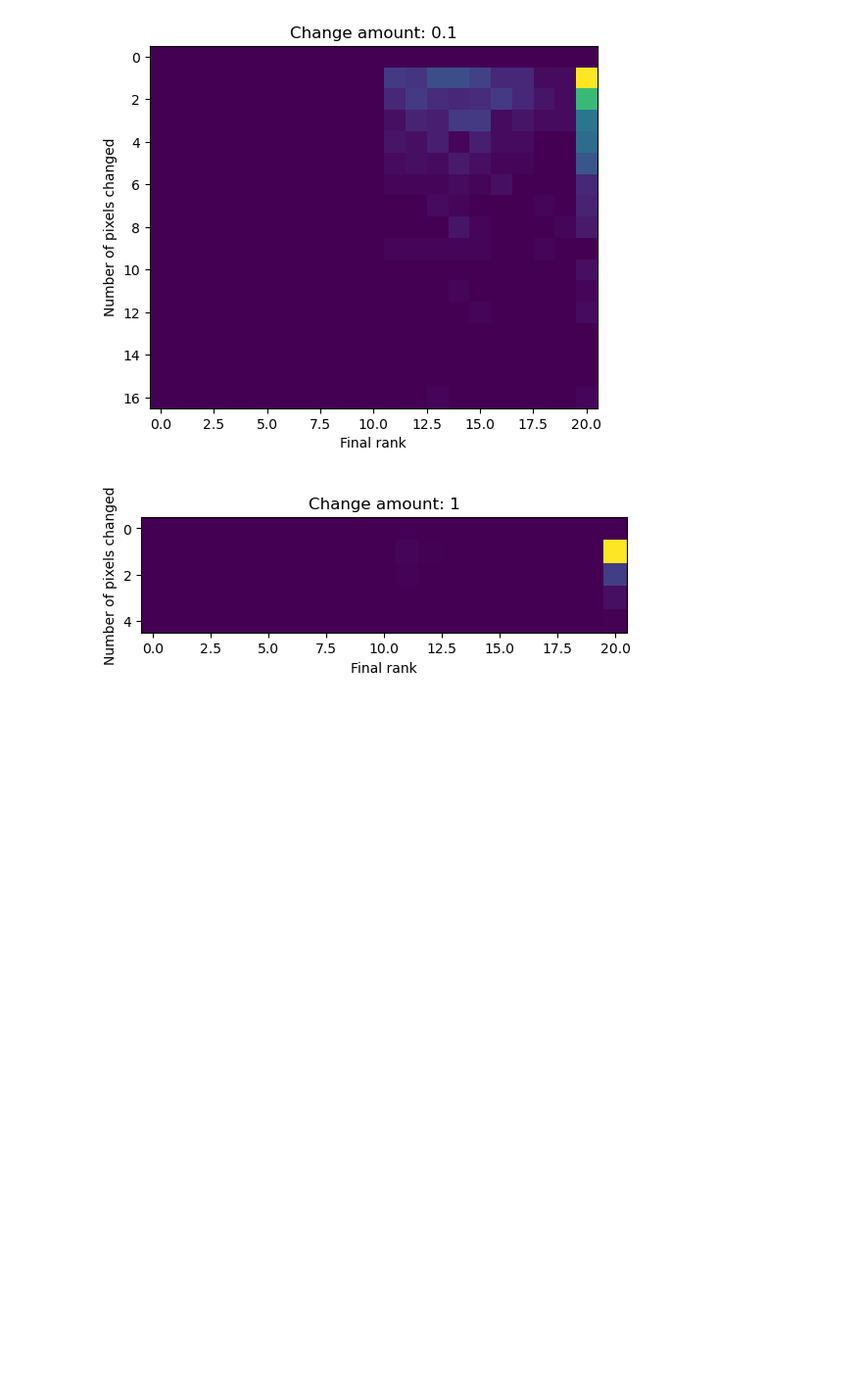
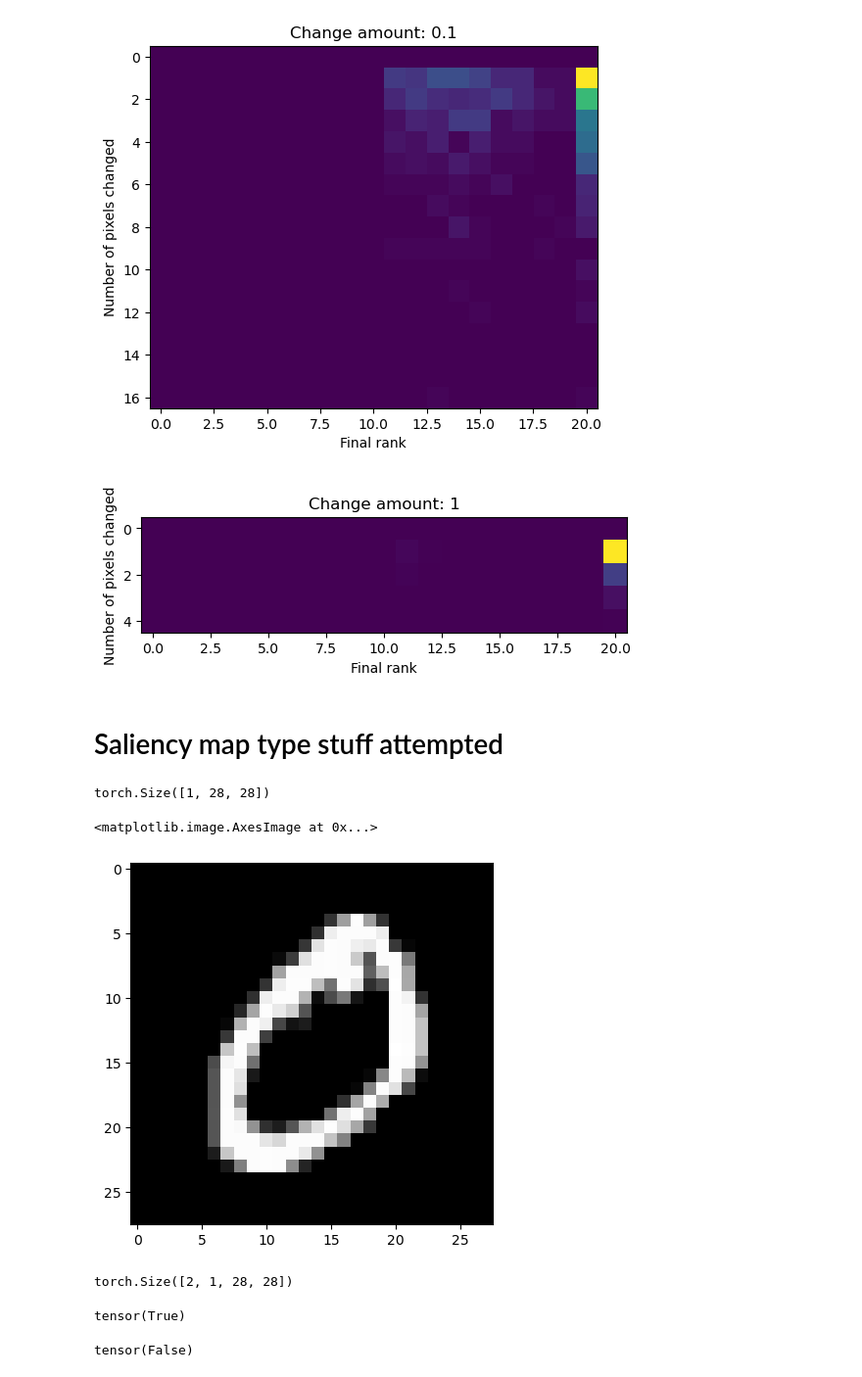
Before and after one commit to LRudL/dots, a Jupyter notebook: notebooks/rand_vs_data.ipynb, the cells around one changed output. Shown at 98% size. Saved outputs shown, nothing was run; the diff lists cells and outputs as text; code cells hidden in the pictures; blank space fills up the shorter version.

```diff
--- a/notebooks/rand_vs_data.ipynb
+++ b/notebooks/rand_vs_data.ipynb
@@ -230,3 +227,16 @@ for i, change_amount in enumerate(change_amounts):
 [figure]
 [figure]
 [figure]
+# %% [markdown]
+# Saliency map type stuff attempted
+# %%
+img = ds[1][0]
+# %%
+img.shape
+# %% [output]
+torch.Size([1, 28, 28])
+# %%
+plt.imshow(img[0], cmap="gray")
+# %% [output]
+<matplotlib.image.AxesImage at 0x...>
+[figure, added]
@@ -232,0 +245,8 @@ for i, change_amount in enumerate(change_amounts):
+# %%
+img2.shape
+# %% [output]
+torch.Size([2, 1, 28, 28])
+# %%
+t.all(img2[0] == img2[1])
+# %% [output]
+tensor(True)
@@ -232,0 +255,5 @@ for i, change_amount in enumerate(change_amounts):
+# %%
+
+t.all(img2[0] == img2[1])
+# %% [output]
+tensor(False)
```
Also changed, not shown: parts of 20 cells of this notebook, 6 other files.
